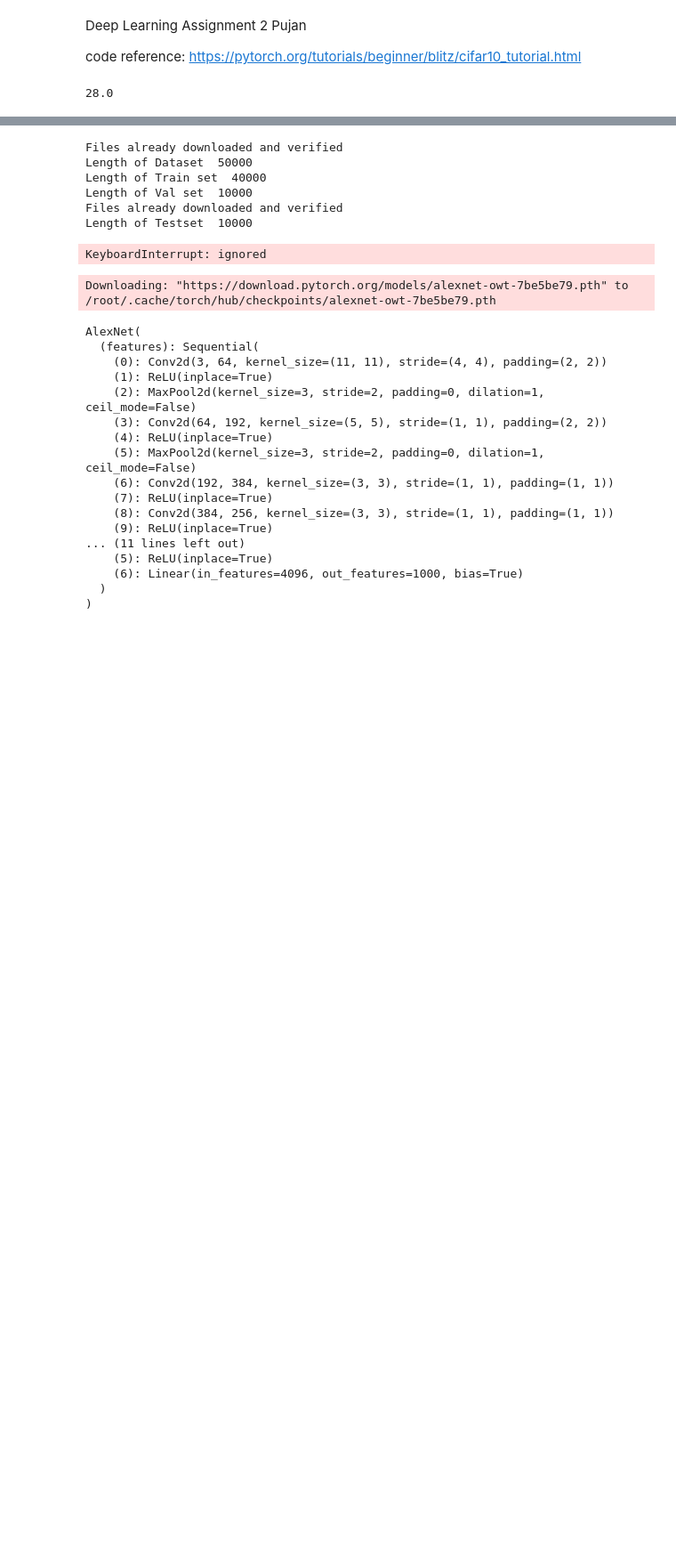
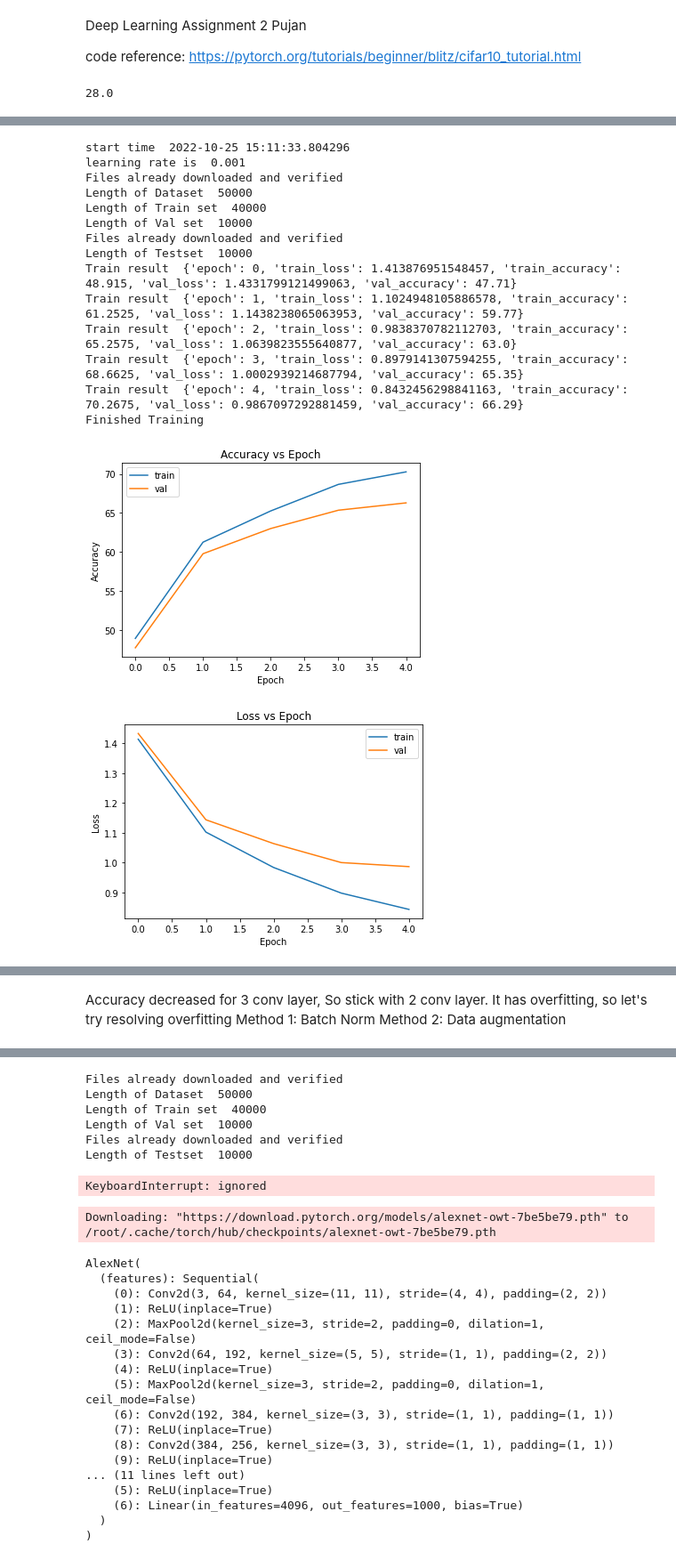
Before and after one commit to poo5zan/deep_learning_fundamentals, a Jupyter notebook: assignment_2/assignment_2.ipynb, the cells around one changed output, grey strips where cells are left out. Shown: that part at 89% size. Cells and saved outputs as stored; diff of their text form; code cells hidden in the pictures; blank space fills up the shorter version.

```diff
--- a/assignment_2/assignment_2.ipynb
+++ b/assignment_2/assignment_2.ipynb
@@ -291,0 +476,48 @@ lr_results_df_sorted
+# %%
+# Experiment Three Convolution layer (32 3*3 filters) and One Fully Connected Layer
+start_time = datetime.datetime.now()
+print("start time ", start_time)
+# sleep in seconds
+time.sleep(1)
+
+lr_results = []
+epoch_number = 5
+for lr in [0.001]:
+    print('learning rate is ', lr)
+    # your code here
+    criterion = nn.CrossEntropyLoss()
+
+    cnn_network_with_three_conv_and_one_fc = CnnNetworkThreeConvAndOneFc(data_set_name = "cifar_10", batch_size = 4, download_path = "./data",
+                        train_data_size = 40000, validation_data_size = 10000, criterion = criterion, print_interim_data_shapes = False)
+    cnn_network_with_three_conv_and_one_fc = cnn_network_with_three_conv_and_one_fc.to(get_device())
+
+    train_results_with_three_conv_and_one_fc = cnn_network_with_three_conv_and_one_fc.train(epoch_number = epoch_number,
+        learning_rate = lr, momentum = 0.9, optimizer_name = "sgd")
+    cnn_network_with_three_conv_and_one_fc.plot_loss_and_accuracy_curves()
+
+    end_time =  datetime.datetime.now()
+    print("end time ", end_time)
+    difference = end_time - start_time
+    difference_total_seconds = difference.total_seconds()
+    print(difference_total_seconds)
+
+    last_train_data = [td for td in train_results_with_three_conv_and_one_fc if td['epoch'] == epoch_number - 1][0]
+
+    lr_results.append({'learning_rate': lr, 'val_loss': last_train_data['val_loss'], 'val_accuracy': last_train_data['val_accuracy']})
+# %% [output]
+start time  2022-10-25 15:11:33.804296
+learning rate is  0.001
+Files already downloaded and verified
+Length of Dataset  50000
+Length of Train set  40000
+Length of Val set  10000
+Files already downloaded and verified
+Length of Testset  10000
+Train result  {'epoch': 0, 'train_loss': 1.413876951548457, 'train_accuracy': 48.915, 'val_loss': 1.4331799121499063, 'val_accuracy': 47.71}
+Train result  {'epoch': 1, 'train_loss': 1.1024948105886578, 'train_accuracy': 61.2525, 'val_loss': 1.1438238065063953, 'val_accuracy': 59.77}
+Train result  {'epoch': 2, 'train_loss': 0.9838370782112703, 'train_accuracy': 65.2575, 'val_loss': 1.0639823555640877, 'val_accuracy': 63.0}
+Train result  {'epoch': 3, 'train_loss': 0.8979141307594255, 'train_accuracy': 68.6625, 'val_loss': 1.0002939214687794, 'val_accuracy': 65.35}
+Train result  {'epoch': 4, 'train_loss': 0.8432456298841163, 'train_accuracy': 70.2675, 'val_loss': 0.9867097292881459, 'val_accuracy': 66.29}
+Finished Training
+[figure, added]
+[figure, added]
@@ -291,0 +526,4 @@ lr_results_df_sorted
+# %% [markdown]
+Accuracy decreased for 3 conv layer, So stick with 2 conv layer. It has overfitting, so let's try resolving overfitting
+Method 1: Batch Norm
+Method 2: Data augmentation
```
Also changed, not shown: parts of 11 cells of this notebook.
